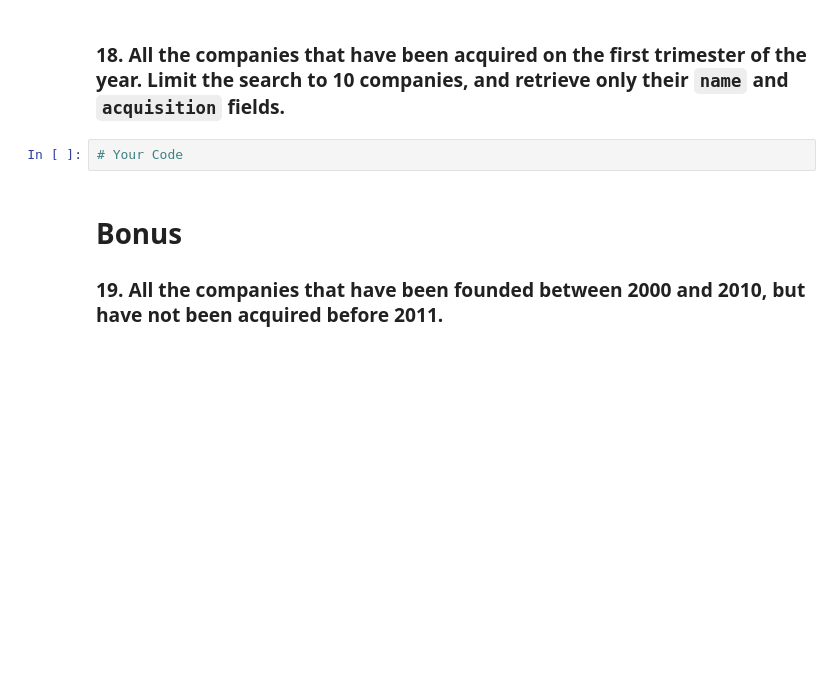
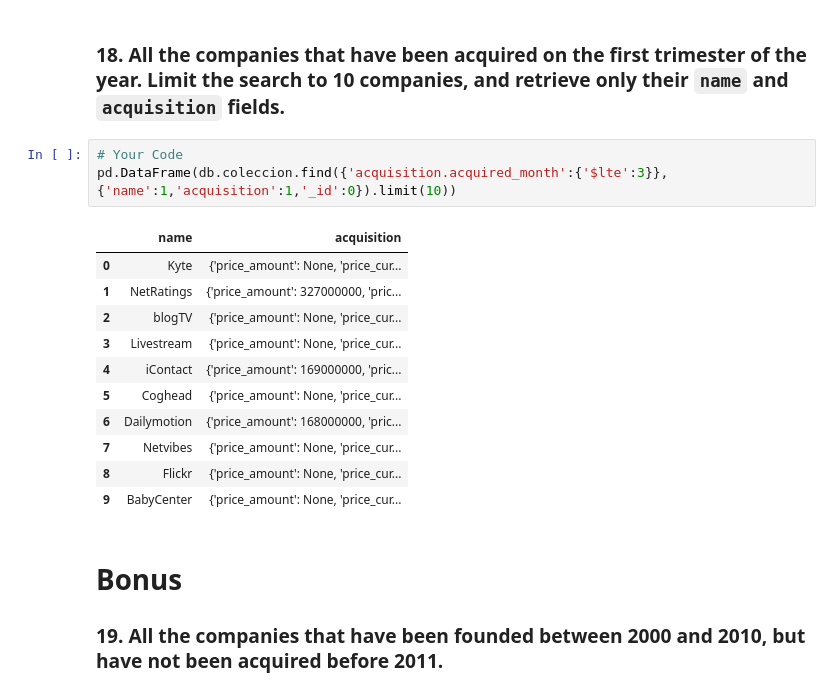
Before and after one commit to Ironhack-Data-Madrid-PartTime-Oct22/lab-mongo-queries, a Jupyter notebook: your_code/main.ipynb, the cells around one changed output. Drawn from its saved outputs; the diff is of its cells as text; blank space fills up the shorter version.

```diff
--- a/your_code/main.ipynb
+++ b/your_code/main.ipynb
@@ -249,7 +317,20 @@ companies_acquisition_2010.head(3)
 # %% [markdown]
 ### 18. All the companies that have been acquired on the first trimester of the year. Limit the search to 10 companies, and retrieve only their `name` and `acquisition` fields.
-# %%
-# Your Code
+# %%
+# Your Code
+pd.DataFrame(db.coleccion.find({'acquisition.acquired_month':{'$lte':3}},{'name':1,'acquisition':1,'_id':0}).limit(10))
+# %% [output]
+|  | name | acquisition |
+| 0 | Kyte | {'price_amount': None, 'price_cur... |
+| 1 | NetRatings | {'price_amount': 327000000, 'pric... |
+| 2 | blogTV | {'price_amount': None, 'price_cur... |
+| 3 | Livestream | {'price_amount': None, 'price_cur... |
+| 4 | iContact | {'price_amount': 169000000, 'pric... |
+| 5 | Coghead | {'price_amount': None, 'price_cur... |
+| 6 | Dailymotion | {'price_amount': 168000000, 'pric... |
+| 7 | Netvibes | {'price_amount': None, 'price_cur... |
+| 8 | Flickr | {'price_amount': None, 'price_cur... |
+| 9 | BabyCenter | {'price_amount': None, 'price_cur... |
 # %% [markdown]
 # Bonus
 ### 19. All the companies that have been founded between 2000 and 2010, but have not been acquired before 2011.
```
Also changed, not shown: parts of 9 cells of this notebook.
